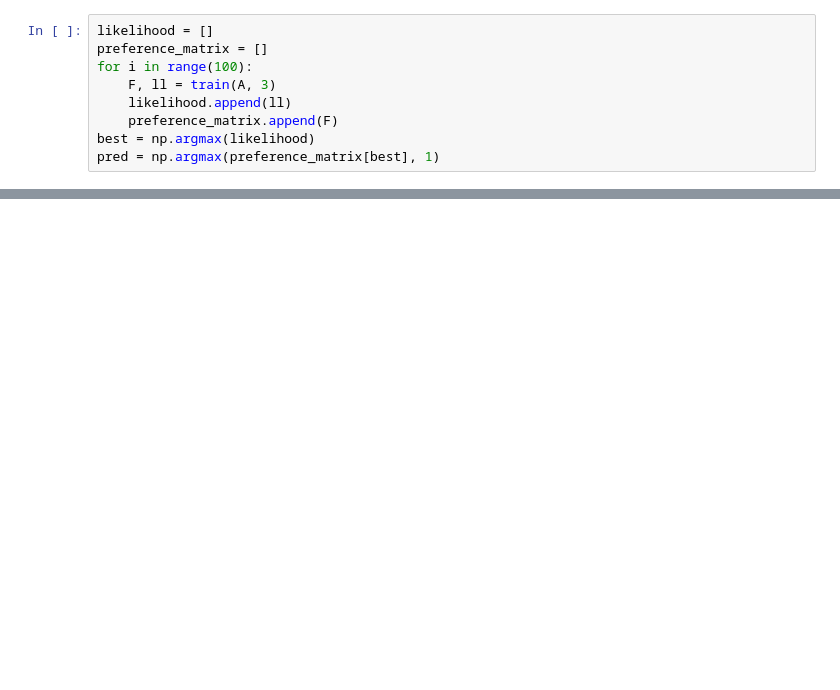
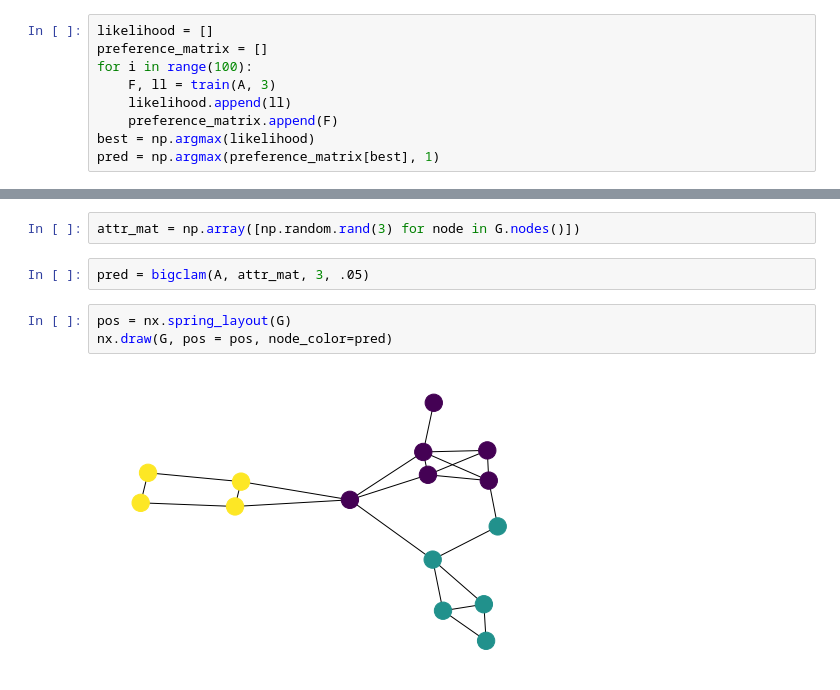
Before and after one commit to jli5064/Spotify, a Jupyter notebook: notebooks/Cesna Without Node Attributes.ipynb, the cells around one changed output, grey strips where cells are left out. Saved outputs shown, nothing was run; the diff lists cells and outputs as text; blank space fills up the shorter version.

Commit message:
added bigclam with node features

```diff
--- a/notebooks/Cesna Without Node Attributes.ipynb
+++ b/notebooks/Cesna Without Node Attributes.ipynb
@@ -87,0 +131,9 @@ nx.draw(G, pos = pos, node_color=pred)
+# %%
+attr_mat = np.array([np.random.rand(3) for node in G.nodes()])
+# %%
+pred = bigclam(A, attr_mat, 3, .05)
+# %%
+pos = nx.spring_layout(G)
+nx.draw(G, pos = pos, node_color=pred)
+# %% [output]
+[figure, added]
```
Also changed, not shown: parts of 4 cells of this notebook.
